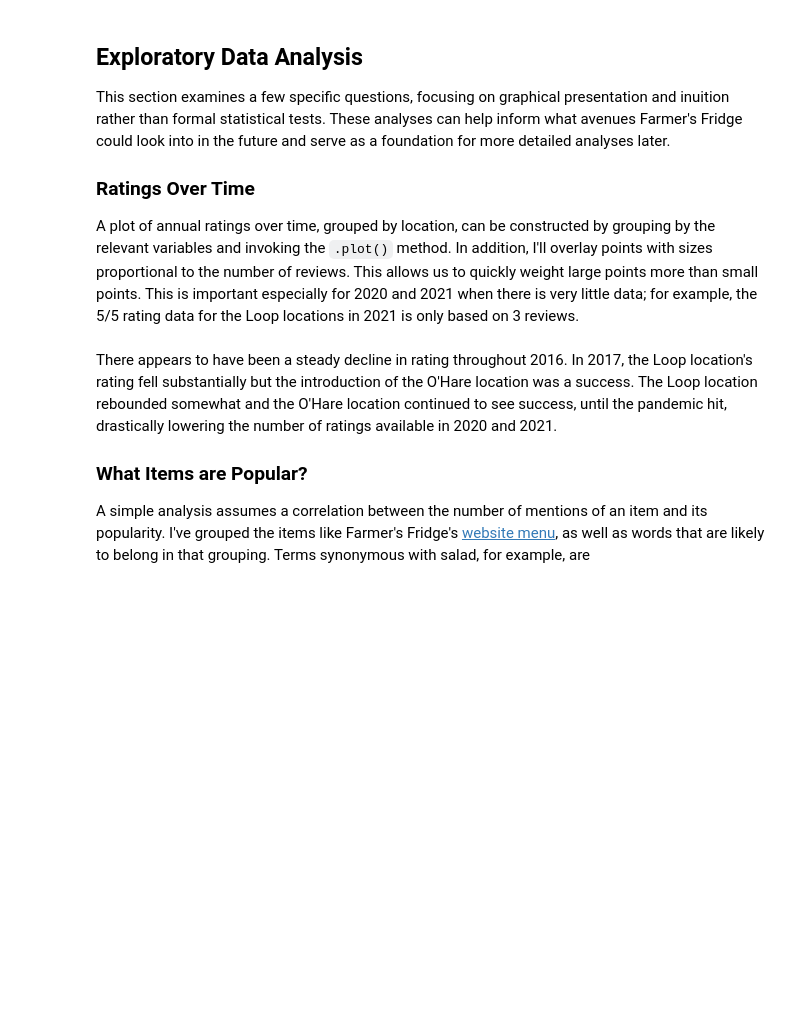
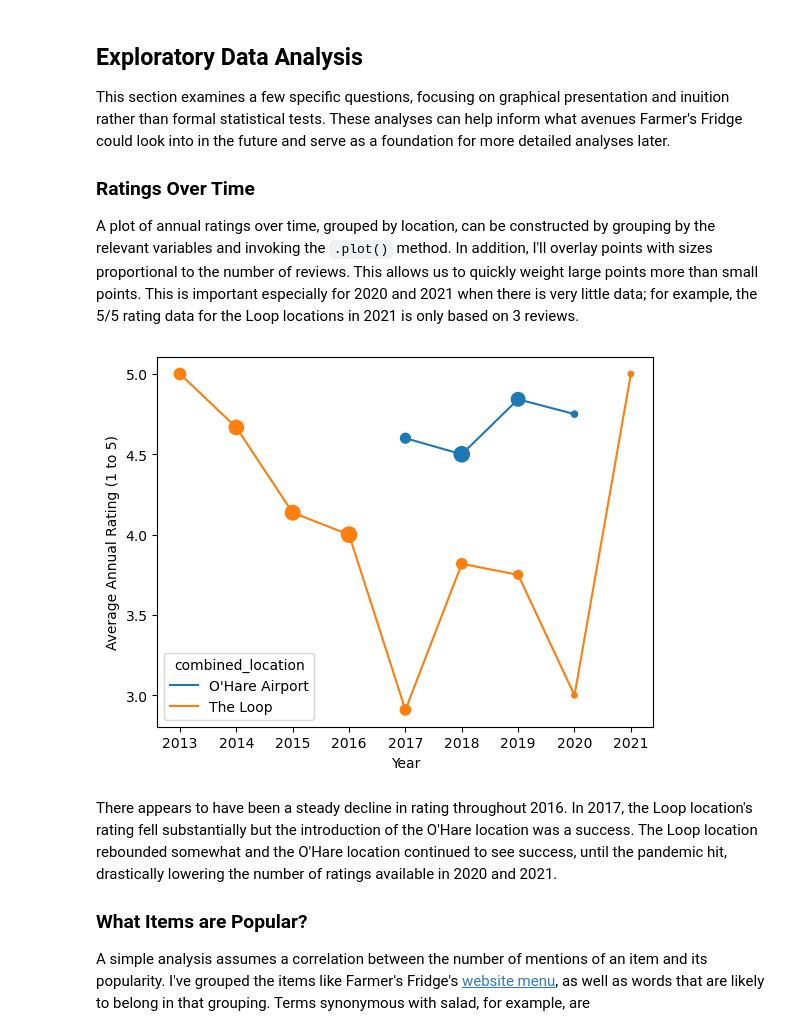
Before and after one commit to adamwangdata/adamwangdata.github.io, a Jupyter notebook: website/_build/jupyter_execute/stat-ml/ff_yelp.ipynb, the cells around one changed output. Saved outputs shown, nothing was run; the diff lists cells and outputs as text; code cells hidden in the pictures; blank space fills up the shorter version.

```diff
--- a/website/_build/jupyter_execute/stat-ml/ff_yelp.ipynb
+++ b/website/_build/jupyter_execute/stat-ml/ff_yelp.ipynb
@@ -358,18 +382,19 @@ for example, the 5/5 rating data for the Loop locations in 2021 is only based on
 # %%
 
 import matplotlib.pyplot as plt
 
 grouped_by_year_and_loc = df.groupby([df.date.dt.year, df.combined_location])
-annual_ratings = grouped_by_year_and_loc.rating.agg('mean').unstack()
-annual_counts = grouped_by_year_and_loc.rating.agg('count').unstack()
+annual_ratings = grouped_by_year_and_loc.rating.agg("mean").unstack()
+annual_counts = grouped_by_year_and_loc.rating.agg("count").unstack()
 
 ax = annual_ratings.plot()
-ax.set(xlabel='Year', ylabel='Average Annual Rating (1 to 5)')
+ax.set(xlabel="Year", ylabel="Average Annual Rating (1 to 5)")
 for i, loc in enumerate(annual_ratings.columns):
-    col = 'C' + str(i)
-    point_sizes = [5*count for count in annual_counts[loc]]
-    ax.scatter(annual_ratings.index, annual_ratings[loc],
-               s=point_sizes, c=col)
+    col = "C" + str(i)
+    point_sizes = [5 * count for count in annual_counts[loc]]
+    ax.scatter(annual_ratings.index, annual_ratings[loc], s=point_sizes, c=col)
+# %% [output]
+[figure, added]
 # %% [markdown]
 There appears to have been a steady decline in rating throughout 2016.
 In 2017, the Loop location's rating fell substantially but the introduction of the O'Hare location was a success.
```
Also changed, not shown: parts of 19 cells of this notebook, 56 other files.
